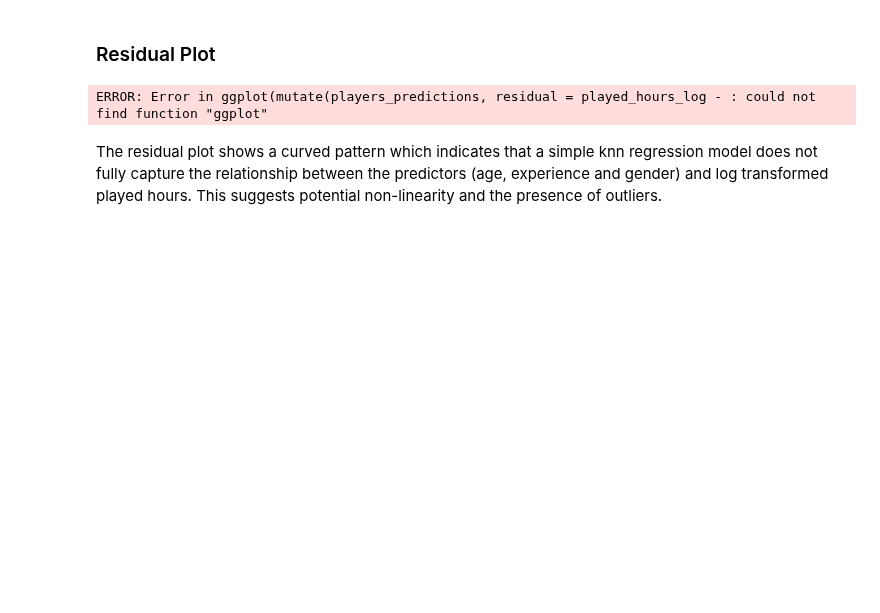
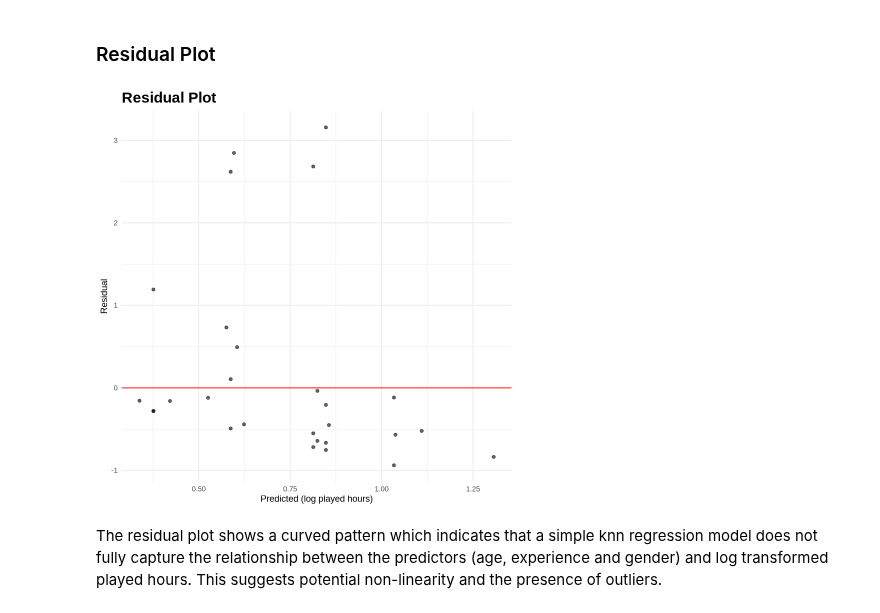
Before and after one commit to thaviship/dsci-group-project, a Jupyter notebook: methods_finalized.ipynb, the cells around one changed output. Drawn from its saved outputs; the diff is of its cells as text; code cells hidden in the pictures; blank space fills up the shorter version.

```diff
--- a/methods_finalized.ipynb
+++ b/methods_finalized.ipynb
@@ -388,19 +386,20 @@ ERROR: Error in eval(expr, envir, enclos): object 'players_predictions' not foun
 # %%
 residual_plot<- players_predictions |>
   mutate(residual = played_hours_log - .pred) |>
   ggplot(aes(x = .pred, y = residual)) +
   geom_point(alpha = 0.6) +
   geom_hline(yintercept = 0, color = "red") +
   labs(
     x = "Predicted (log played hours)",
     y = "Residual",
     title = "Residual Plot"
   ) +
-  theme_minimal()
+  theme_minimal()+
+  theme(plot.title = element_text(size = 18, face = "bold"))
 
 residual_plot
 # %% [output]
-ERROR: Error in ggplot(mutate(players_predictions, residual = played_hours_log - : could not find function "ggplot"
+[figure, added]
 # %% [markdown]
 The residual plot shows a curved pattern which indicates that a simple knn regression model does not fully capture the relationship between the predictors (age, experience and gender) and log transformed played hours. This suggests potential non-linearity and the presence of outliers.
 # %%
```
Also changed, not shown: parts of 9 cells of this notebook.
